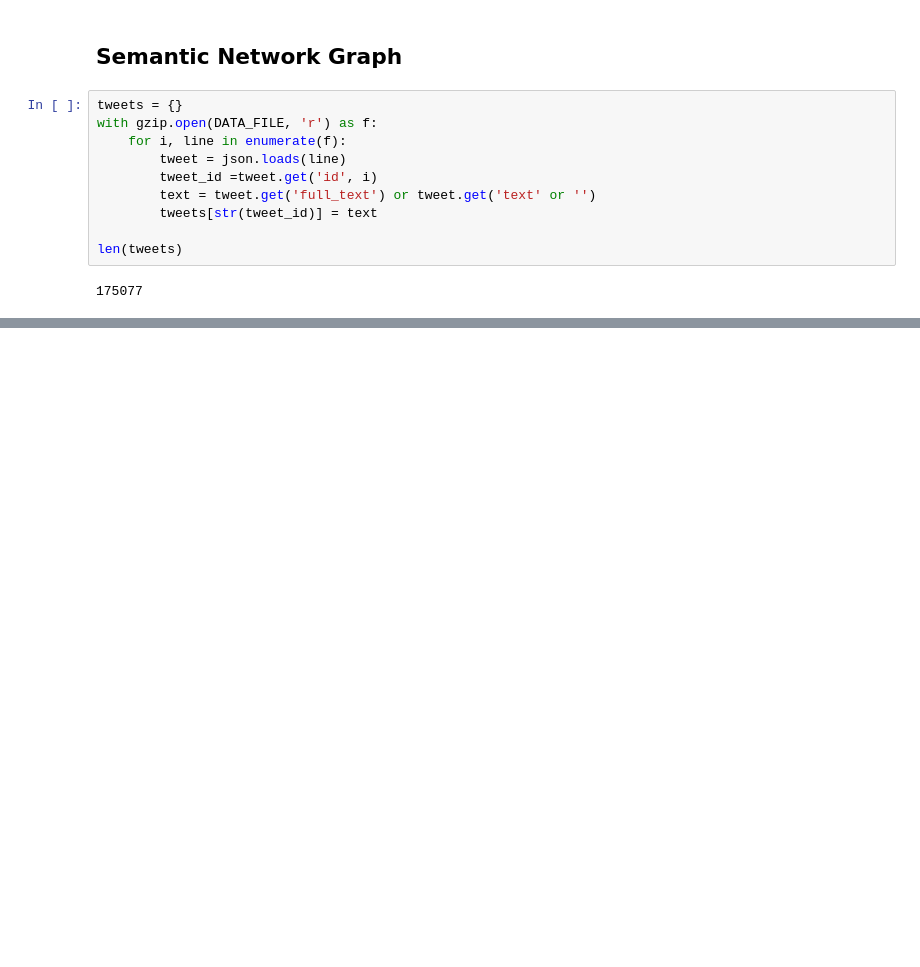
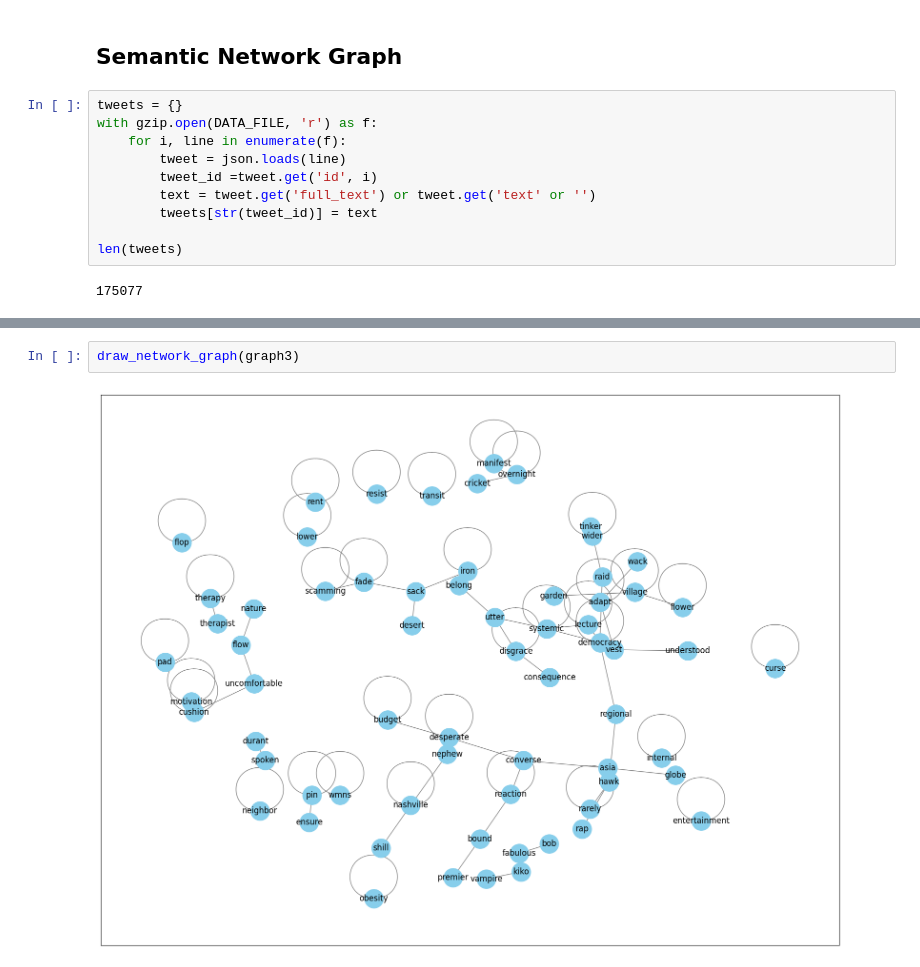
Before and after one commit to elfchildRichter/Tweets_Network_Analysis, a Jupyter notebook: tweets_semantic_network_nltk.ipynb, the cells around one changed output, grey strips where cells are left out. Saved outputs shown, nothing was run; the diff lists cells and outputs as text; blank space fills up the shorter version.

```diff
--- a/tweets_semantic_network_nltk.ipynb
+++ b/tweets_semantic_network_nltk.ipynb
@@ -141,0 +192,4 @@ draw_network_graph(graph2)
+# %%
+draw_network_graph(graph3)
+# %% [output]
+[figure, added]
```
Also changed, not shown: parts of 15 cells of this notebook.
